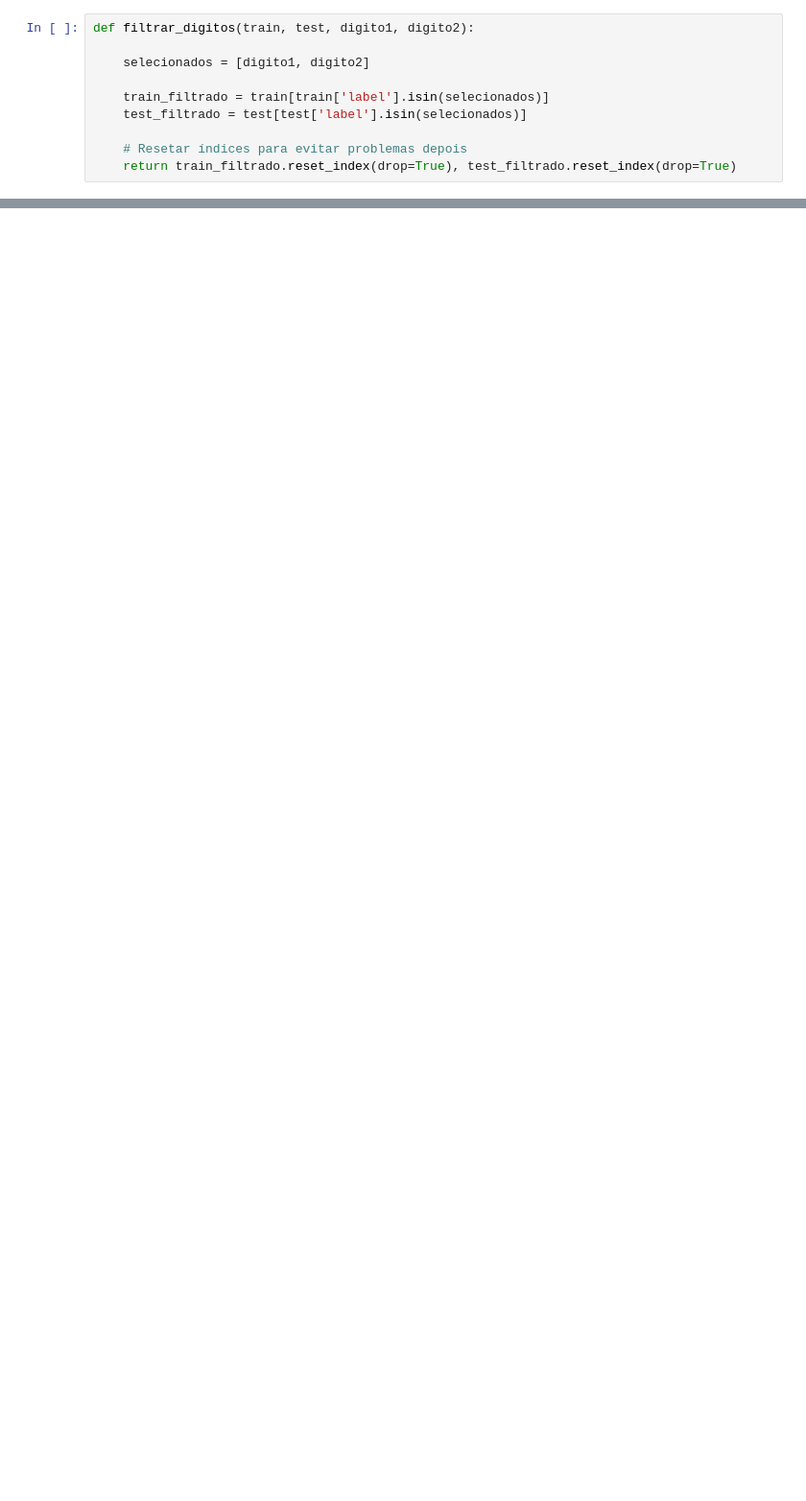
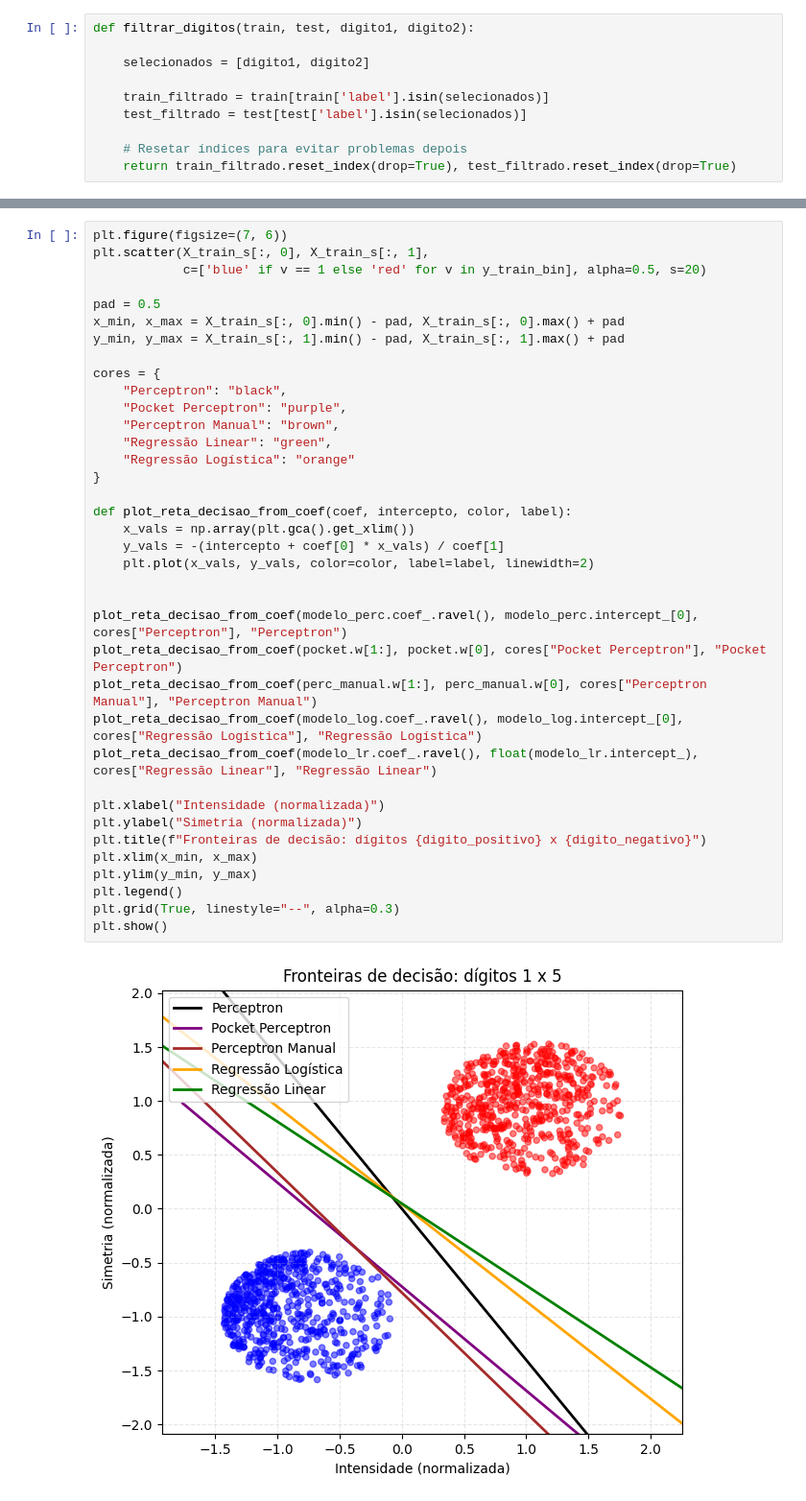
Before and after one commit to Gusttavoafonso/Projeto_1_ML, a Jupyter notebook: classificacao_1X5.ipynb, the cells around one changed output, grey strips where cells are left out. Shown at 96% size. Drawn from its saved outputs; the diff is of its cells as text; blank space fills up the shorter version.

```diff
--- a/classificacao_1X5.ipynb
+++ b/classificacao_1X5.ipynb
@@ -179,0 +230,39 @@ plt.show()
+# %%
+plt.figure(figsize=(7, 6))
+plt.scatter(X_train_s[:, 0], X_train_s[:, 1],
+            c=['blue' if v == 1 else 'red' for v in y_train_bin], alpha=0.5, s=20)
+
+pad = 0.5
+x_min, x_max = X_train_s[:, 0].min() - pad, X_train_s[:, 0].max() + pad
+y_min, y_max = X_train_s[:, 1].min() - pad, X_train_s[:, 1].max() + pad
+
+cores = {
+    "Perceptron": "black",
+    "Pocket Perceptron": "purple",
+    "Perceptron Manual": "brown",
+    "Regressão Linear": "green",
+    "Regressão Logística": "orange"
+}
+
+def plot_reta_decisao_from_coef(coef, intercepto, color, label):
+    x_vals = np.array(plt.gca().get_xlim())
+    y_vals = -(intercepto + coef[0] * x_vals) / coef[1]
+    plt.plot(x_vals, y_vals, color=color, label=label, linewidth=2)
+
+
+plot_reta_decisao_from_coef(modelo_perc.coef_.ravel(), modelo_perc.intercept_[0], cores["Perceptron"], "Perceptron")
+plot_reta_decisao_from_coef(pocket.w[1:], pocket.w[0], cores["Pocket Perceptron"], "Pocket Perceptron")
+plot_reta_decisao_from_coef(perc_manual.w[1:], perc_manual.w[0], cores["Perceptron Manual"], "Perceptron Manual")
+plot_reta_decisao_from_coef(modelo_log.coef_.ravel(), modelo_log.intercept_[0], cores["Regressão Logística"], "Regressão Logística")
+plot_reta_decisao_from_coef(modelo_lr.coef_.ravel(), float(modelo_lr.intercept_), cores["Regressão Linear"], "Regressão Linear")
+
+plt.xlabel("Intensidade (normalizada)")
+plt.ylabel("Simetria (normalizada)")
+plt.title(f"Fronteiras de decisão: dígitos {digito_positivo} x {digito_negativo}")
+plt.xlim(x_min, x_max)
+plt.ylim(y_min, y_max)
+plt.legend()
+plt.grid(True, linestyle="--", alpha=0.3)
+plt.show()
+# %% [output]
+[figure, added]
```
Also changed, not shown: parts of 41 cells of this notebook, 2 other files.
